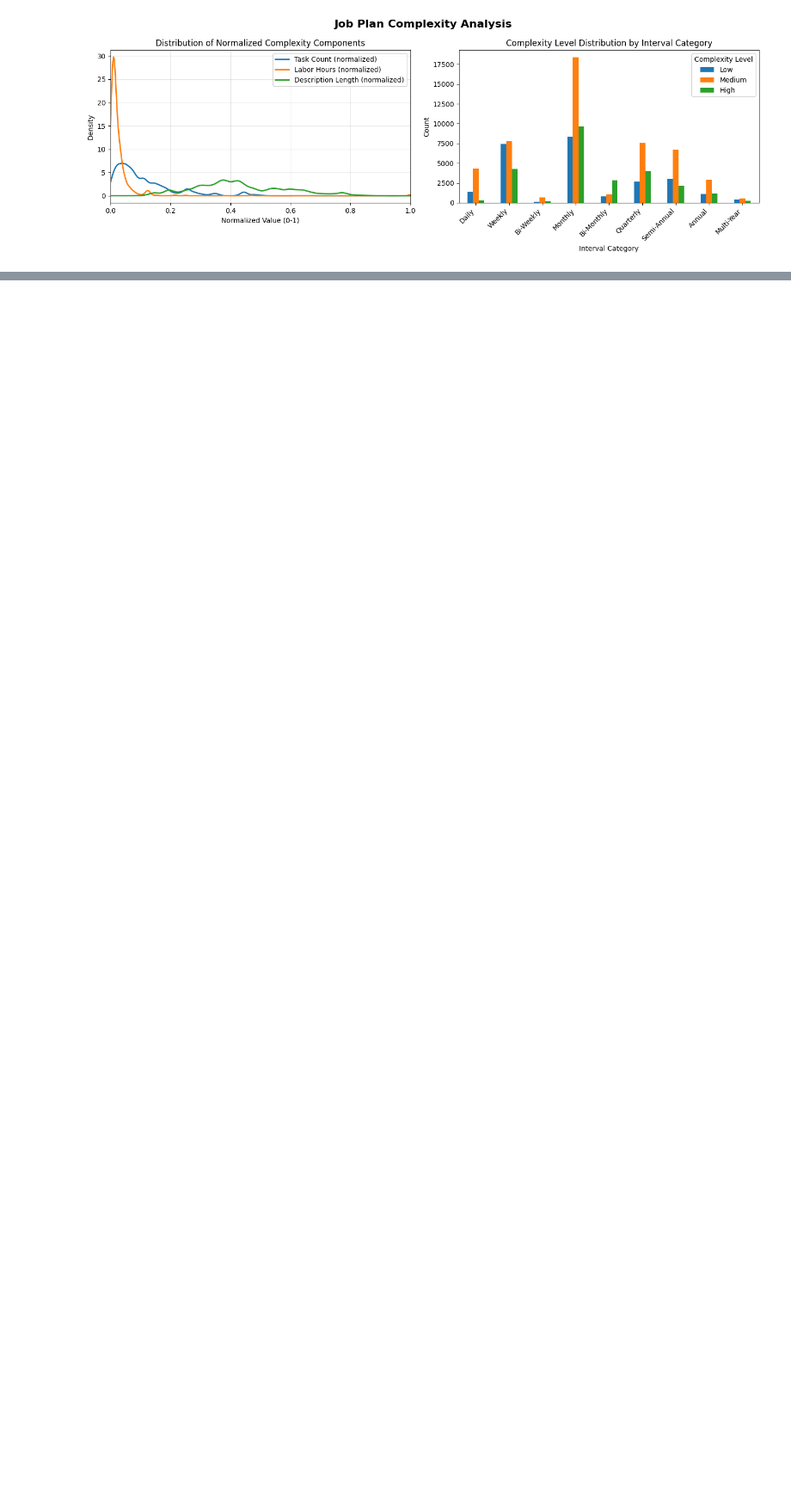
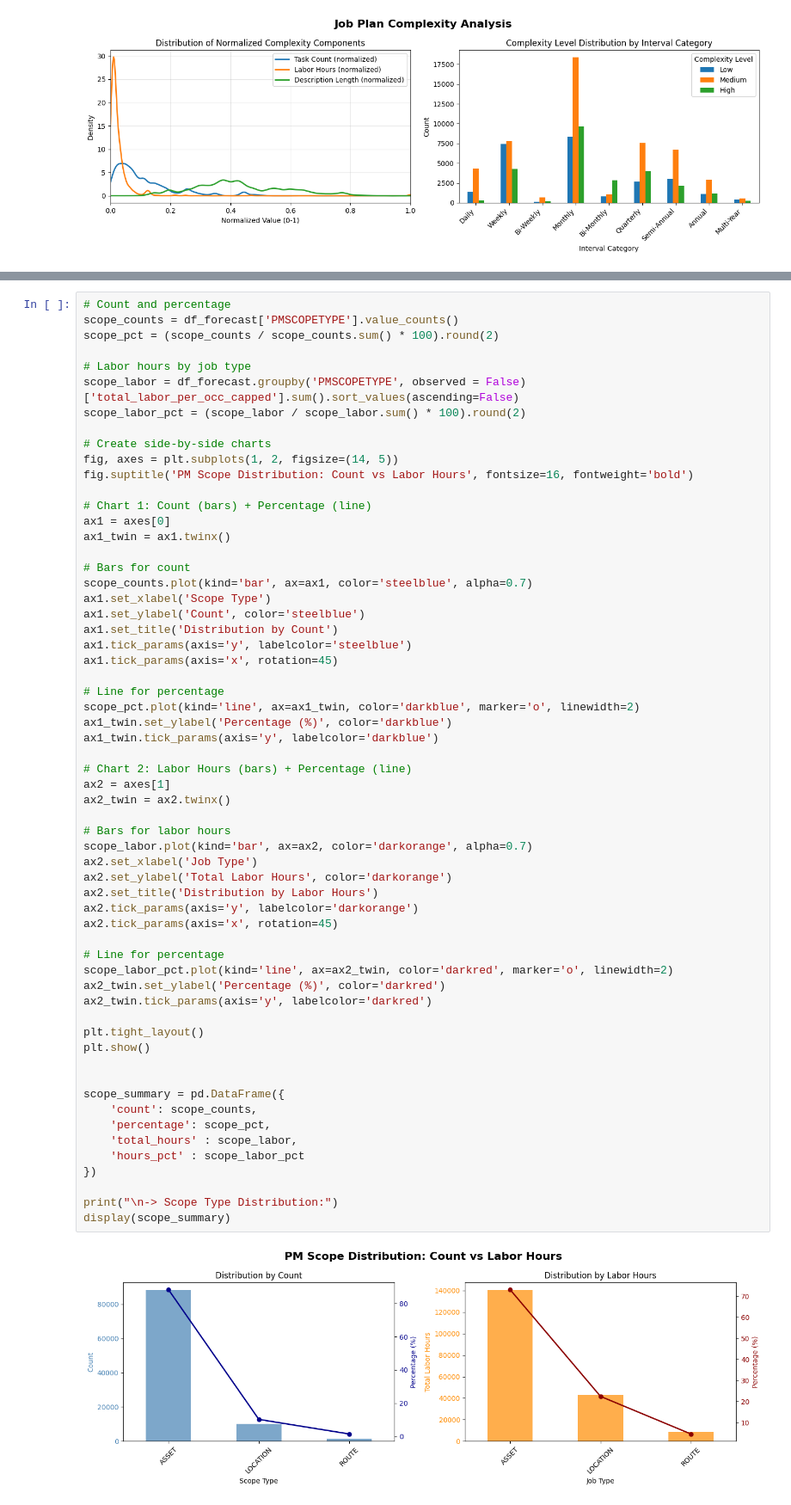
Before and after one commit to dev-festival/py4eda-project, a Jupyter notebook: notebooks/03_individual_exploration_mike.ipynb, the cells around one changed output, grey strips where cells are left out. Shown at 86% size. Cells and saved outputs as stored; diff of their text form; blank space fills up the shorter version.

```diff
--- a/notebooks/03_individual_exploration_mike.ipynb
+++ b/notebooks/03_individual_exploration_mike.ipynb
@@ -644,0 +723,62 @@ plt.show()
+# %%
+# Count and percentage
+scope_counts = df_forecast['PMSCOPETYPE'].value_counts()
+scope_pct = (scope_counts / scope_counts.sum() * 100).round(2)
+
+# Labor hours by job type
+scope_labor = df_forecast.groupby('PMSCOPETYPE', observed = False)['total_labor_per_occ_capped'].sum().sort_values(ascending=False)
+scope_labor_pct = (scope_labor / scope_labor.sum() * 100).round(2)
+
+# Create side-by-side charts
+fig, axes = plt.subplots(1, 2, figsize=(14, 5))
+fig.suptitle('PM Scope Distribution: Count vs Labor Hours', fontsize=16, fontweight='bold')
+
+# Chart 1: Count (bars) + Percentage (line)
+ax1 = axes[0]
+ax1_twin = ax1.twinx()
+
+# Bars for count
+scope_counts.plot(kind='bar', ax=ax1, color='steelblue', alpha=0.7)
+ax1.set_xlabel('Scope Type')
+ax1.set_ylabel('Count', color='steelblue')
+ax1.set_title('Distribution by Count')
+ax1.tick_params(axis='y', labelcolor='steelblue')
+ax1.tick_params(axis='x', rotation=45)
+
+# Line for percentage
+scope_pct.plot(kind='line', ax=ax1_twin, color='darkblue', marker='o', linewidth=2)
+ax1_twin.set_ylabel('Percentage (%)', color='darkblue')
+ax1_twin.tick_params(axis='y', labelcolor='darkblue')
+
+# Chart 2: Labor Hours (bars) + Percentage (line)
+ax2 = axes[1]
+ax2_twin = ax2.twinx()
+
+# Bars for labor hours
+scope_labor.plot(kind='bar', ax=ax2, color='darkorange', alpha=0.7)
+ax2.set_xlabel('Job Type')
+ax2.set_ylabel('Total Labor Hours', color='darkorange')
+ax2.set_title('Distribution by Labor Hours')
+ax2.tick_params(axis='y', labelcolor='darkorange')
+ax2.tick_params(axis='x', rotation=45)
+
+# Line for percentage
+scope_labor_pct.plot(kind='line', ax=ax2_twin, color='darkred', marker='o', linewidth=2)
+ax2_twin.set_ylabel('Percentage (%)', color='darkred')
+ax2_twin.tick_params(axis='y', labelcolor='darkred')
+
+plt.tight_layout()
+plt.show()
+
+
+scope_summary = pd.DataFrame({
+    'count': scope_counts,
+    'percentage': scope_pct,
+    'total_hours' : scope_labor,
+    'hours_pct' : scope_labor_pct
+})
+
+print("\n-> Scope Type Distribution:")
+display(scope_summary)
+# %% [output]
+[figure, added]
```
Also changed, not shown: parts of 14 cells of this notebook.
